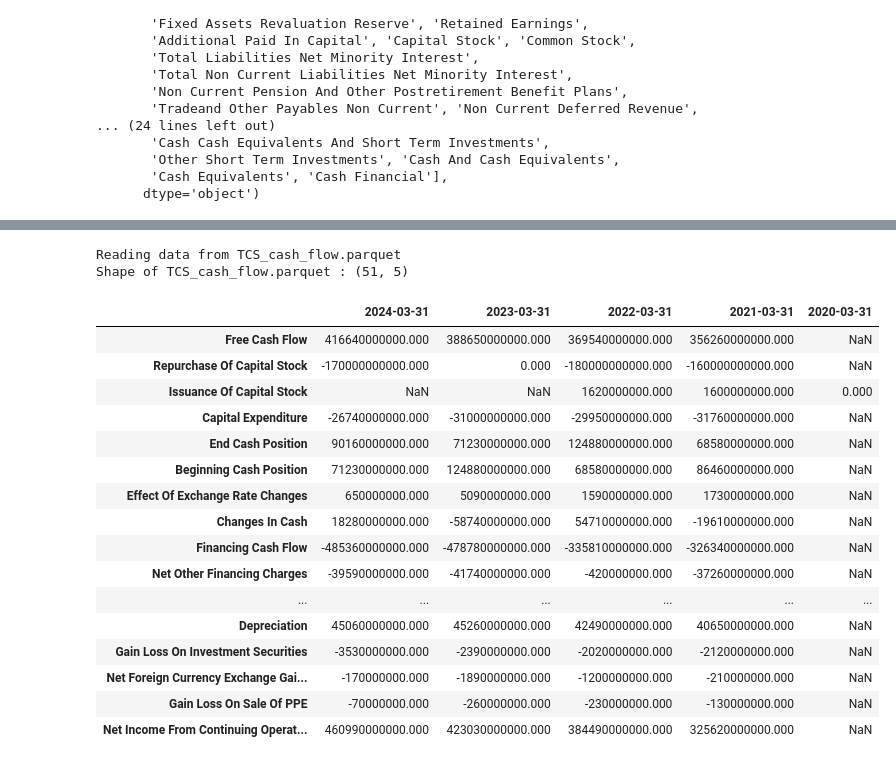
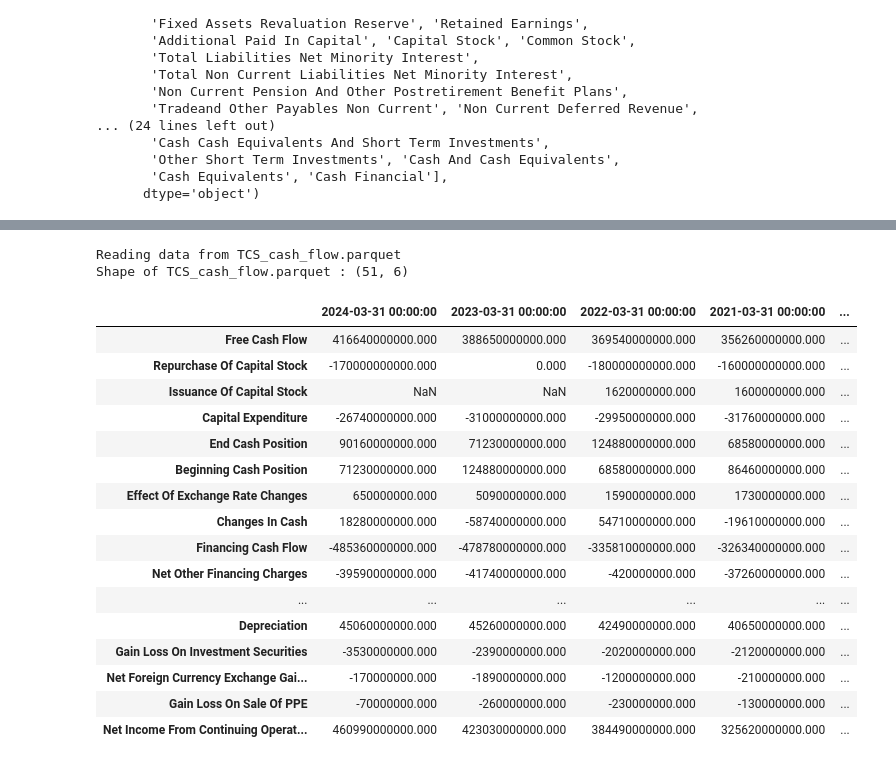
Before and after one commit to vpk4691/stock-classification-valuation, a Jupyter notebook: notebooks/01_stock_metrics_eda.ipynb, the cells around one changed output, grey strips where cells are left out. Saved outputs shown, nothing was run; the diff lists cells and outputs as text; code cells hidden in the pictures.

```diff
--- a/notebooks/01_stock_metrics_eda.ipynb
+++ b/notebooks/01_stock_metrics_eda.ipynb
@@ -199,26 +293,28 @@ Shape of TCS_income_statement.parquet : (47, 4)
 # %%
 cf_data=cash_flow_list[2]
 print(f"Reading data from {cf_data}")
 cf_df=pd.read_parquet(cf_data)
+company_ = cf_data.replace('_cash_flow.parquet', '')
+cf_df['Company'] = company_
 print(f"Shape of {cf_data} : {cf_df.shape}")
 cf_df
 # %% [output]
 Reading data from TCS_cash_flow.parquet
-Shape of TCS_cash_flow.parquet : (51, 5)
+Shape of TCS_cash_flow.parquet : (51, 6)
-|  | 2024-03-31 | 2023-03-31 | 2022-03-31 | 2021-03-31 | 2020-03-31 |
-| Free Cash Flow | 416640000000.000 | 388650000000.000 | 369540000000.000 | 356260000000.000 | NaN |
-| Repurchase Of Capital Stock | -170000000000.000 | 0.000 | -180000000000.000 | -160000000000.000 | NaN |
-| Issuance Of Capital Stock | NaN | NaN | 1620000000.000 | 1600000000.000 | 0.000 |
-| Capital Expenditure | -26740000000.000 | -31000000000.000 | -29950000000.000 | -31760000000.000 | NaN |
-| End Cash Position | 90160000000.000 | 71230000000.000 | 124880000000.000 | 68580000000.000 | NaN |
-| Beginning Cash Position | 71230000000.000 | 124880000000.000 | 68580000000.000 | 86460000000.000 | NaN |
-| Effect Of Exchange Rate Changes | 650000000.000 | 5090000000.000 | 1590000000.000 | 1730000000.000 | NaN |
-| Changes In Cash | 18280000000.000 | -58740000000.000 | 54710000000.000 | -19610000000.000 | NaN |
-| Financing Cash Flow | -485360000000.000 | -478780000000.000 | -335810000000.000 | -326340000000.000 | NaN |
-| Net Other Financing Charges | -39590000000.000 | -41740000000.000 | -420000000.000 | -37260000000.000 | NaN |
+|  | 2024-03-31 00:00:00 | 2023-03-31 00:00:00 | 2022-03-31 00:00:00 | 2021-03-31 00:00:00 | ... |
+| Free Cash Flow | 416640000000.000 | 388650000000.000 | 369540000000.000 | 356260000000.000 | ... |
+| Repurchase Of Capital Stock | -170000000000.000 | 0.000 | -180000000000.000 | -160000000000.000 | ... |
+| Issuance Of Capital Stock | NaN | NaN | 1620000000.000 | 1600000000.000 | ... |
+| Capital Expenditure | -26740000000.000 | -31000000000.000 | -29950000000.000 | -31760000000.000 | ... |
+| End Cash Position | 90160000000.000 | 71230000000.000 | 124880000000.000 | 68580000000.000 | ... |
+| Beginning Cash Position | 71230000000.000 | 124880000000.000 | 68580000000.000 | 86460000000.000 | ... |
+| Effect Of Exchange Rate Changes | 650000000.000 | 5090000000.000 | 1590000000.000 | 1730000000.000 | ... |
+| Changes In Cash | 18280000000.000 | -58740000000.000 | 54710000000.000 | -19610000000.000 | ... |
+| Financing Cash Flow | -485360000000.000 | -478780000000.000 | -335810000000.000 | -326340000000.000 | ... |
+| Net Other Financing Charges | -39590000000.000 | -41740000000.000 | -420000000.000 | -37260000000.000 | ... |
 | ... | ... | ... | ... | ... | ... |
-| Depreciation | 45060000000.000 | 45260000000.000 | 42490000000.000 | 40650000000.000 | NaN |
-| Gain Loss On Investment Securities | -3530000000.000 | -2390000000.000 | -2020000000.000 | -2120000000.000 | NaN |
-| Net Foreign Currency Exchange Gai... | -170000000.000 | -1890000000.000 | -1200000000.000 | -210000000.000 | NaN |
-| Gain Loss On Sale Of PPE | -70000000.000 | -260000000.000 | -230000000.000 | -130000000.000 | NaN |
-| Net Income From Continuing Operat... | 460990000000.000 | 423030000000.000 | 384490000000.000 | 325620000000.000 | NaN |
+| Depreciation | 45060000000.000 | 45260000000.000 | 42490000000.000 | 40650000000.000 | ... |
+| Gain Loss On Investment Securities | -3530000000.000 | -2390000000.000 | -2020000000.000 | -2120000000.000 | ... |
+| Net Foreign Currency Exchange Gai... | -170000000.000 | -1890000000.000 | -1200000000.000 | -210000000.000 | ... |
+| Gain Loss On Sale Of PPE | -70000000.000 | -260000000.000 | -230000000.000 | -130000000.000 | ... |
+| Net Income From Continuing Operat... | 460990000000.000 | 423030000000.000 | 384490000000.000 | 325620000000.000 | ... |
```
Also changed, not shown: parts of 23 cells of this notebook, 1 other file.
